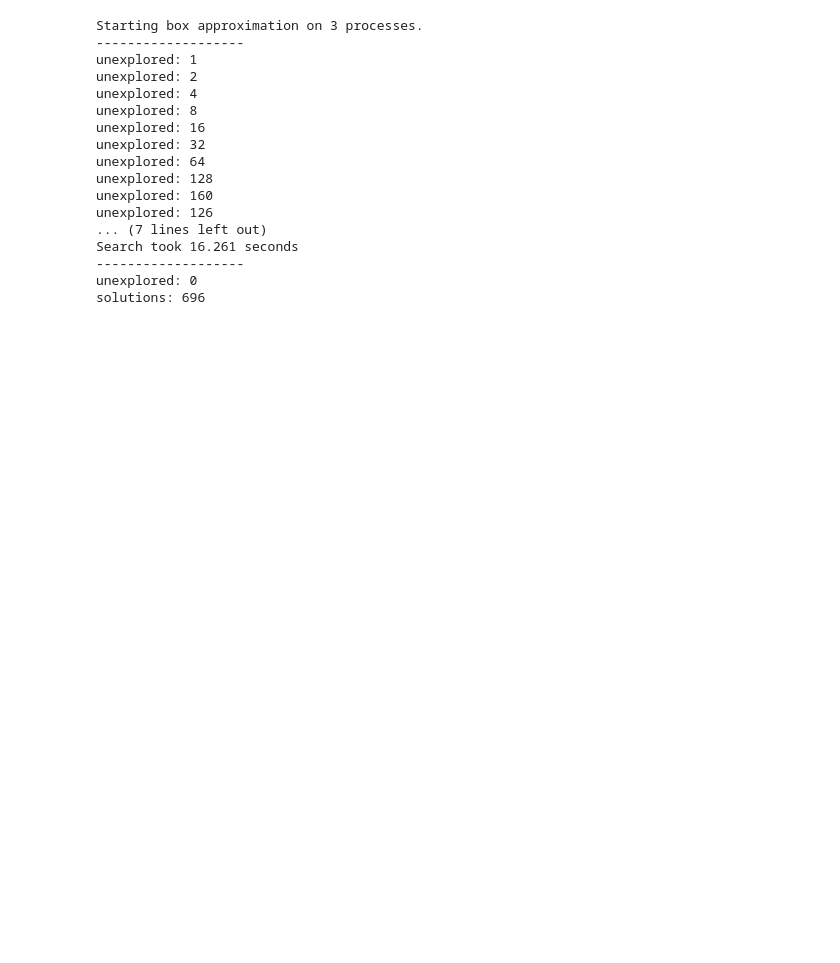
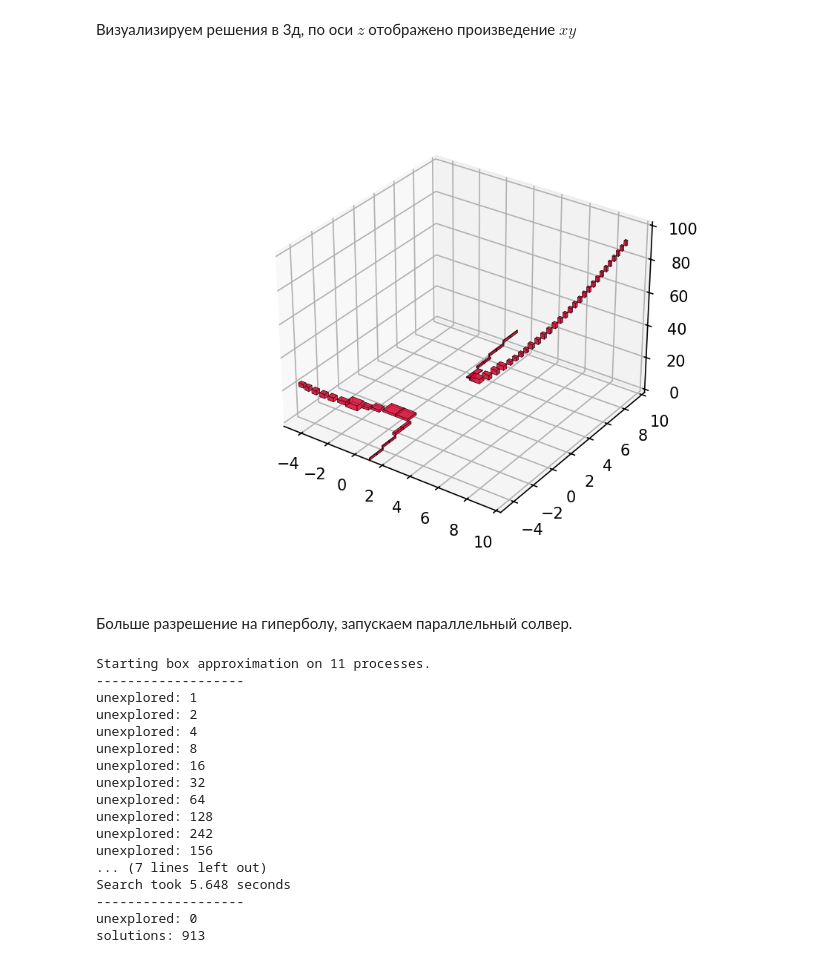
Before and after one commit to LicAiBeerLab/auto-robotics-design, a Jupyter notebook: testing_ground/singular_hell/misc_boxing.ipynb, the cells around one changed output. Cells and saved outputs as stored; diff of their text form; code cells hidden in the pictures; blank space fills up the shorter version.

```diff
--- a/testing_ground/singular_hell/misc_boxing.ipynb
+++ b/testing_ground/singular_hell/misc_boxing.ipynb
@@ -13,3 +202,55 @@ from boxapprox import box_parallel, approximate_boxes
+# %% [markdown]
+Визуализируем решения в 3д, по оси $z$ отображено произведение $xy$
+# %%
+# positions = [(-3,5,-2),(1,7,1)]
+# sizes = [(4,5,3), (3,3,7)]
+
+inp = solsh
+# inp = [np.array([(0,2),(1,3),(-1,2)])]
+
+positions = np.zeros((len(inp),3)) #[(0,0,0)]
+sizes = np.zeros((len(inp),3)) #[(1,1,1)]
+
+z_ind = 2
+
+for i,b in enumerate(inp):
+    # print(b)
+    xlb, xub = b[0,0], b[0,1]
+    ylb, yub = b[1,0], b[1,1]
+    zlb, zub = b[z_ind,0], b[z_ind,1]
+    # print(b[z_ind,:])
+    positions[i,:] = xlb, ylb, zlb
+    sizes[i,:] = xub-xlb, yub-ylb, zub-zlb
+
+colors = ["crimson"]*len(inp) #,"limegreen" "crimson"
+# colors = [[1.,0.,0.,1.0],[0.,1.,0.,1.]]
+
+
+pc = prepare_boxes_plot(positions,sizes,colors=colors, edgecolor='k',linewidths=0.2, alpha=0.7)
+
+plt.figure(dpi=150)
+plt.subplot(111,projection='3d')
+ax = plt.gca()
+ax.add_collection3d(pc)
+
+ax.set_xlim([-5,10])
+ax.set_ylim([-5,10])
+# ax.set_zlim([-50,100])
+ax.set_zlim([0,100])
+
+# ax.set_aspect('equal')
+
+ax.view_init(elev=30., azim=-55)
+
+# for ii in xrange(0,360,1):
+#     ax.view_init(elev=10., azim=ii)
+#     savefig("movie%d.png" % ii)
+
+plt.show()
+# %% [output]
+[figure, added]
+# %% [markdown]
+Больше разрешение на гиперболу, запускаем параллельный солвер.
 # %%
 xb = np.array([-5.,10.])
 yb = np.array([-5.,10.])
@@ -30,13 +271,14 @@ P = [B]
 # threshold_s = np.array([0.05, 0.05, 1, 1, 1])
 # threshold_s = [0.1, 0.1, 1, 1, 1]
 
-# sols = box_serial(P, A_eq, b_eq, sqr_pairs, cross_triplets, [0.1,0.1,4.,4.])
-sols = box_parallel(P, A_eq, b_eq, sqr_pairs, cross_triplets, [0.05,0.05,4.,4.])
+# sols = box_serial(P, A_eq, b_eq, sqr_pairs, cross_triplets, [0.04,0.04,4.,4.])
+sols = box_parallel(P, A_eq, b_eq, sqr_pairs, cross_triplets, [.04,.04,4.,4.])
+# sols = approximate_boxes(B, A_eq, b_eq, sqr_pairs, cross_triplets, [0.04,0.04,4.,4.])
 
 # for s in sols:
 #     print(s)
 # %% [output]
-Starting box approximation on 3 processes.
+Starting box approximation on 11 processes.
 -------------------
 unexplored: 1
 unexplored: 2
@@ -46,10 +288,10 @@ unexplored: 16
 unexplored: 32
 unexplored: 64
 unexplored: 128
-unexplored: 160
-unexplored: 126
+unexplored: 242
+unexplored: 156
 ... (7 lines left out)
-Search took 16.261 seconds
+Search took 5.648 seconds
 -------------------
 unexplored: 0
-solutions: 696
+solutions: 913
```
Also changed, not shown: parts of 19 cells of this notebook, 2 other files.
